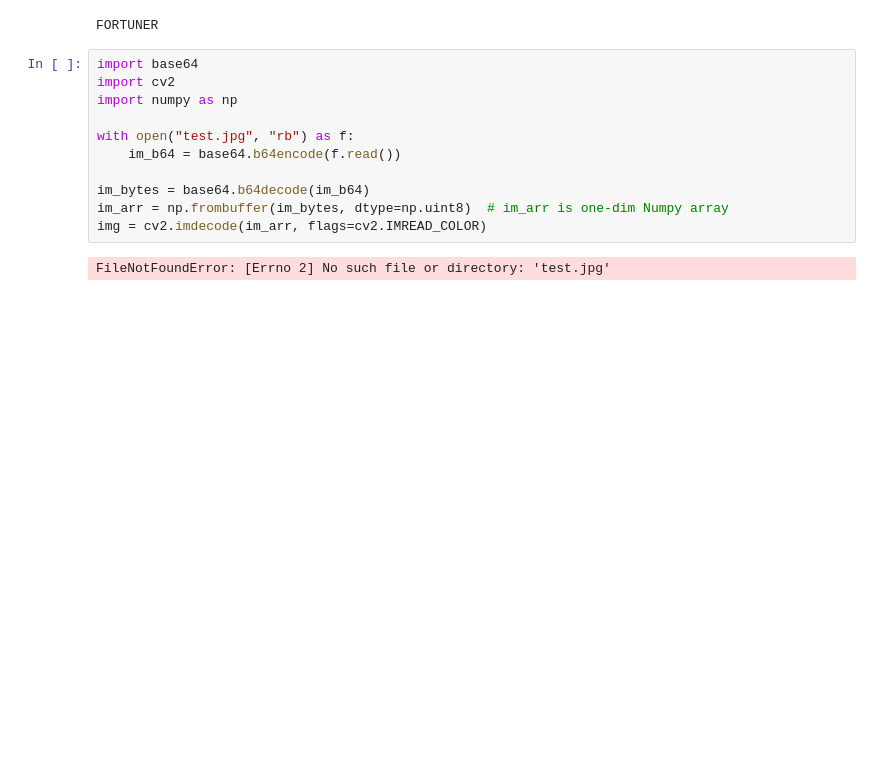
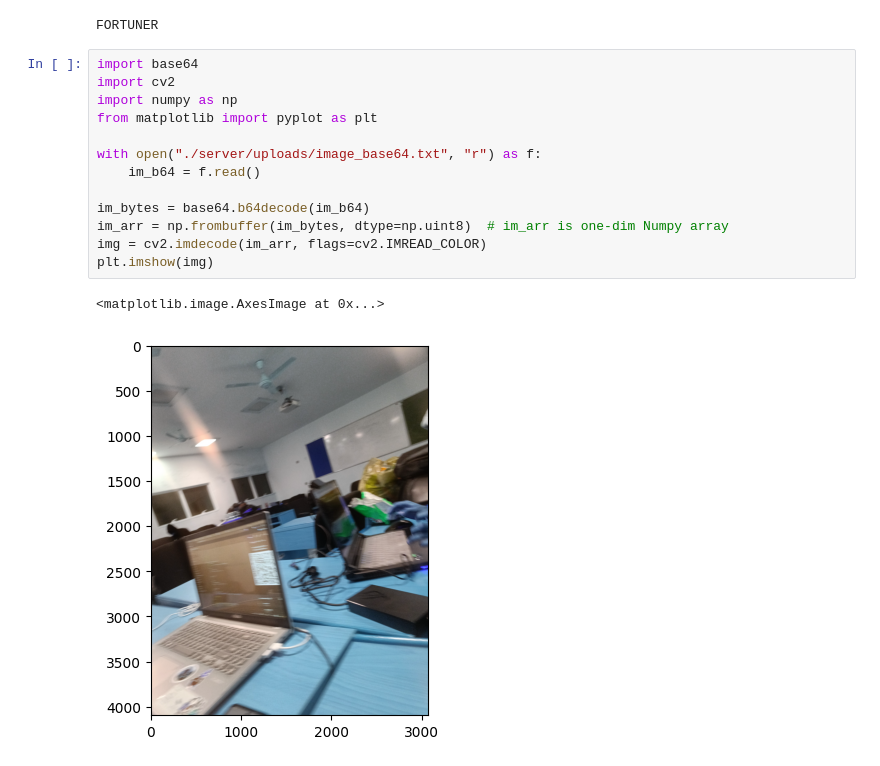
Before and after one commit to DivitMittal/zesta-license-plate-recog, a Jupyter notebook: obj_det.ipynb, the cells around one changed output. Cells and saved outputs as stored; diff of their text form; blank space fills up the shorter version.

```diff
--- a/obj_det.ipynb
+++ b/obj_det.ipynb
@@ -77,13 +77,16 @@ FORTUNER
 # %%
 import base64
 import cv2
 import numpy as np
+from matplotlib import pyplot as plt
 
-with open("test.jpg", "rb") as f:
-    im_b64 = base64.b64encode(f.read())
+with open("./server/uploads/image_base64.txt", "r") as f:
+    im_b64 = f.read()
 
 im_bytes = base64.b64decode(im_b64)
 im_arr = np.frombuffer(im_bytes, dtype=np.uint8)  # im_arr is one-dim Numpy array
 img = cv2.imdecode(im_arr, flags=cv2.IMREAD_COLOR)
+plt.imshow(img)
 # %% [output]
-FileNotFoundError: [Errno 2] No such file or directory: 'test.jpg'
+<matplotlib.image.AxesImage at 0x...>
+[figure, added]
```
Also changed, not shown: 2 other files.
